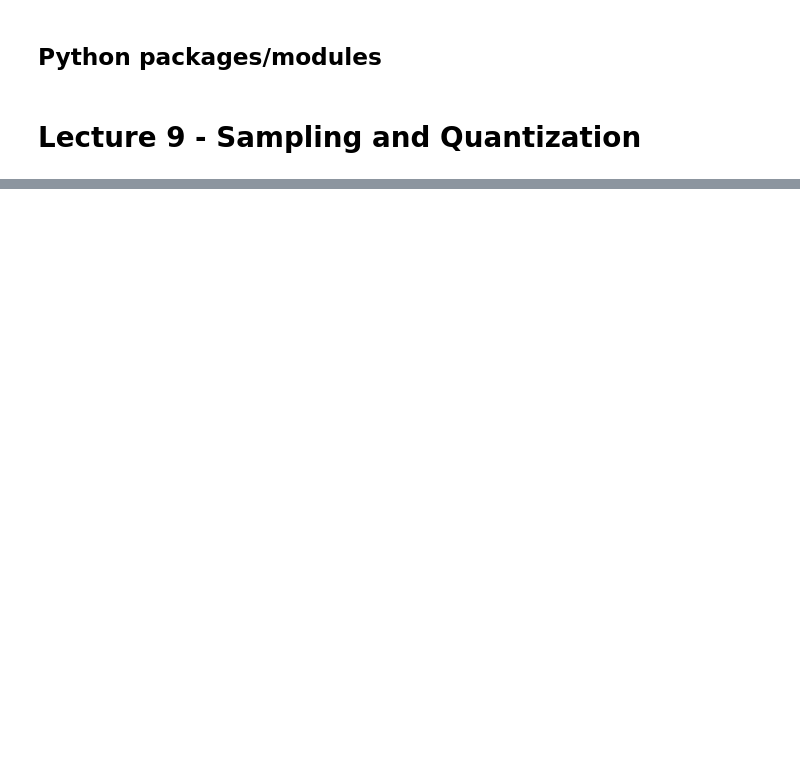
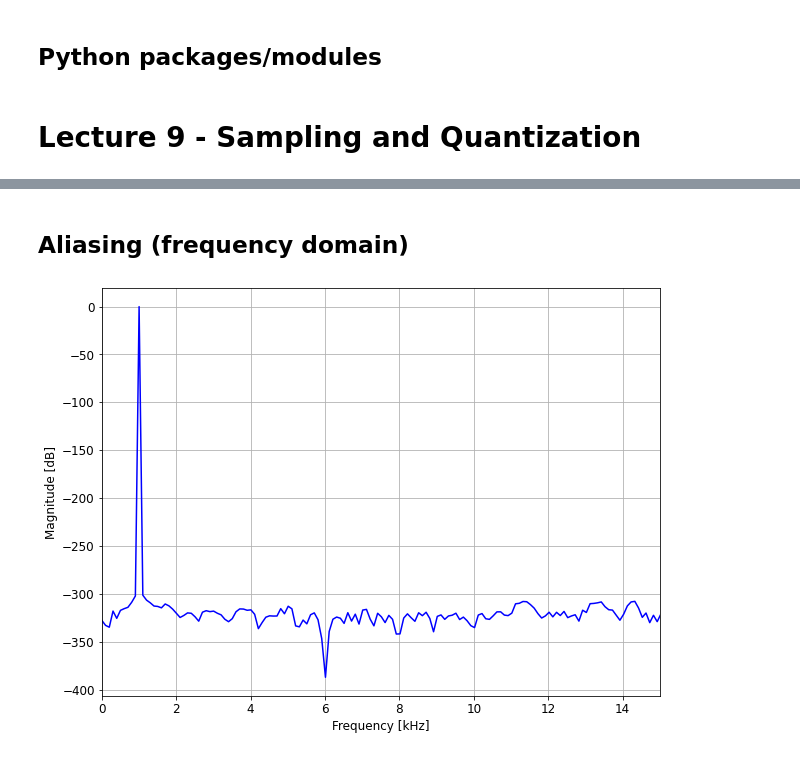
Before and after one commit to uw-analog/ee538-autumn2020, a Jupyter notebook: Lecture/2020_12_03_EE538_Lecture9.ipynb, the cells around one changed output, grey strips where cells are left out. Drawn from its saved outputs; the diff is of its cells as text; code cells hidden in the pictures; blank space fills up the shorter version.

```diff
--- a/Lecture/2020_12_03_EE538_Lecture9.ipynb
+++ b/Lecture/2020_12_03_EE538_Lecture9.ipynb
@@ -350,0 +443,9 @@ np.sqrt(np.sum(en_psd)*5)
+# %% [markdown]
+## Aliasing (frequency domain)
+# %%
+NFFT = 2**10
+fft_freq, fft_mag_in = fft_mag(v_analog, NFFT, t_sim/NFFT, t_sim)
+freq_abs = fft_freq*N/NFFT
+plot_fft_dB(freq_abs, fft_mag_in*NFFT/N, 0, 15)
+# %% [output]
+[figure, added]
```
Also changed, not shown: parts of 107 cells of this notebook, 24 other files.
